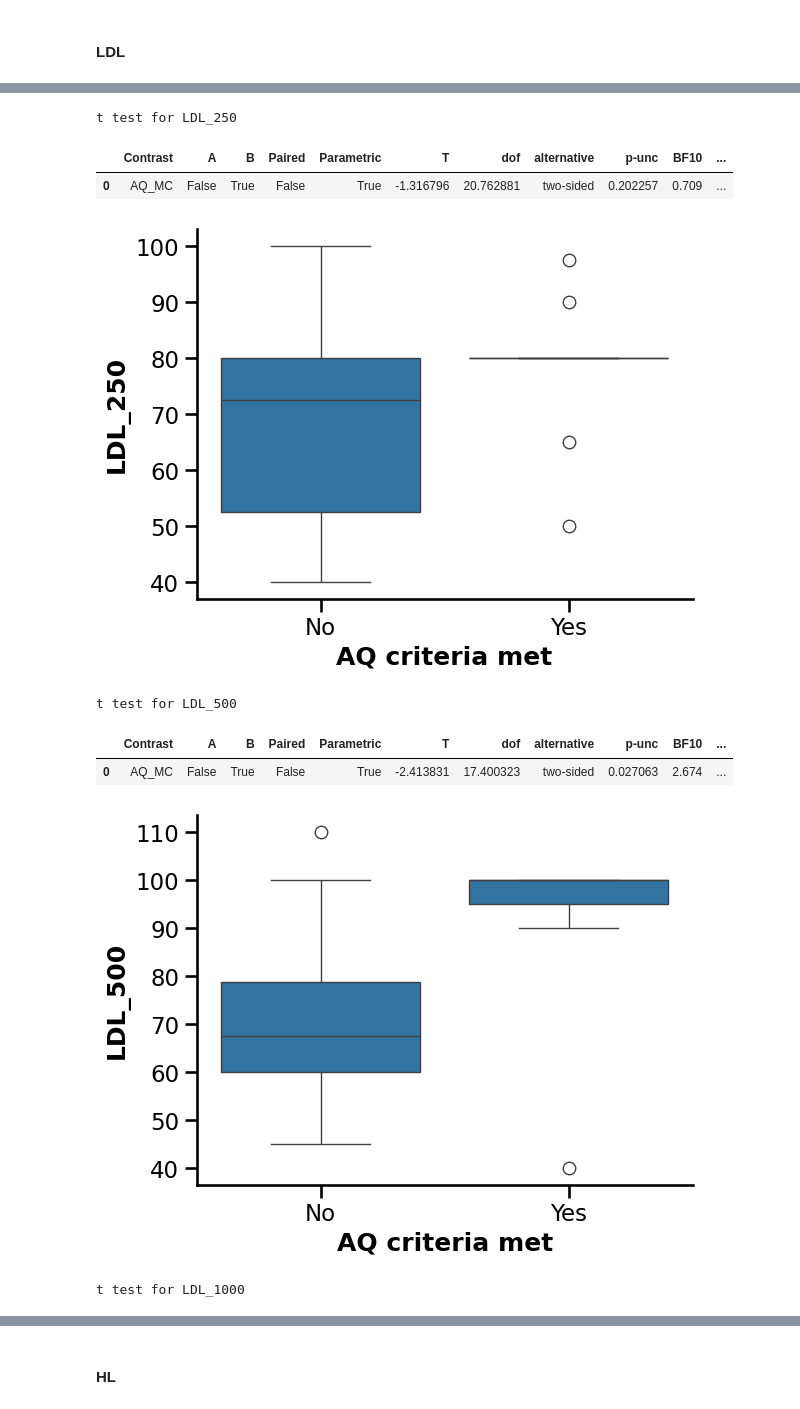
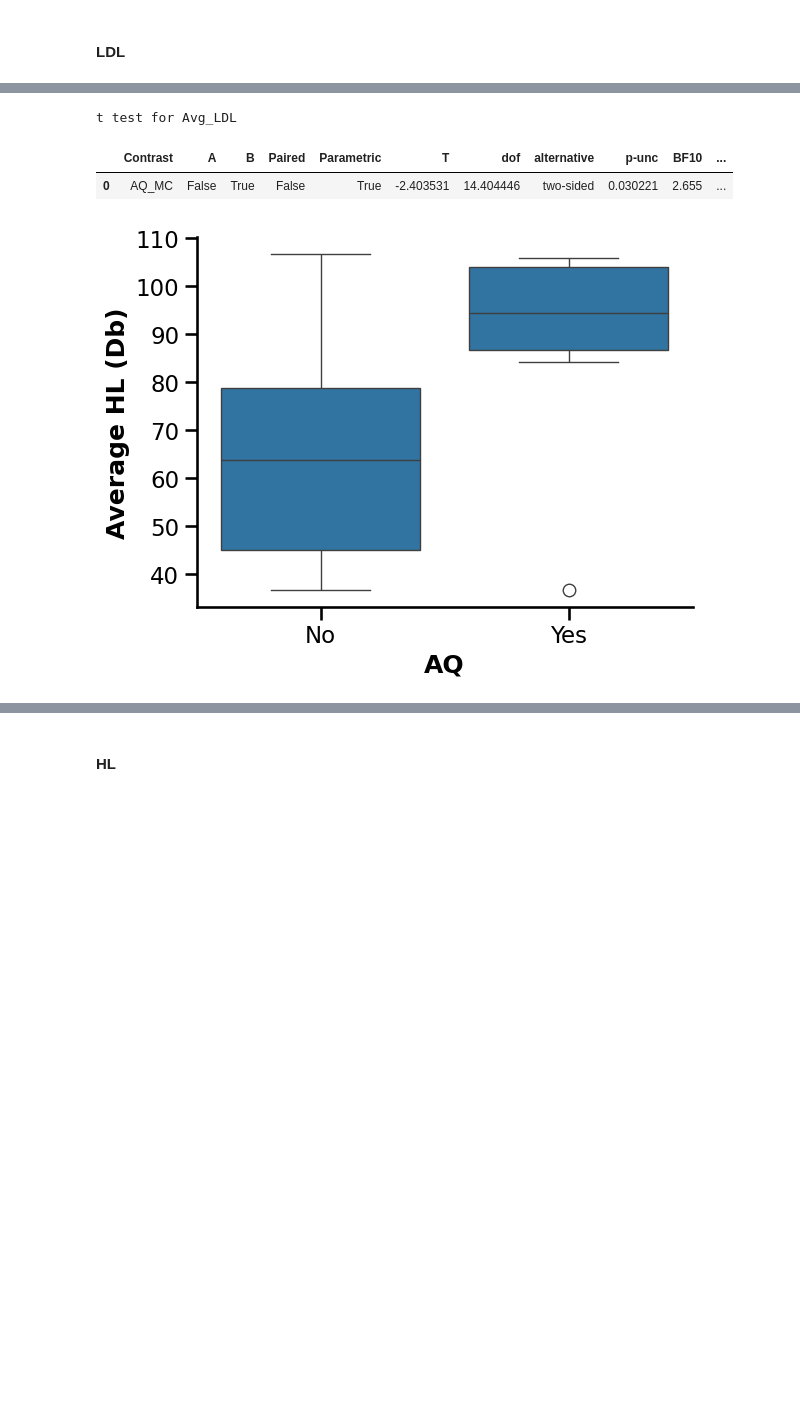
Before and after one commit to camila-maura/GIFTED-DFI, a Jupyter notebook: aq_analysis.ipynb, the cells around one changed output, grey strips where cells are left out. Saved outputs shown, nothing was run; the diff lists cells and outputs as text; code cells hidden in the pictures; blank space fills up the shorter version.

```diff
--- a/aq_analysis.ipynb
+++ b/aq_analysis.ipynb
@@ -216,29 +447,25 @@ plt.show()
 # %%
-freqs = ["LDL_250", "LDL_500", "LDL_1000", "LDL_2000", "LDL_4000", "LDL_8000"]
+measurement = "Avg_LDL"
+print("t test for %s" % (measurement))
+display(
+    pg.pairwise_tests(
+        data=df, dv=measurement, between="AQ_MC", correction=True, effsize="cohen"
+    )
+)
 
-for frequency in freqs:
-    print("t test for %s" % (frequency))
-    display(
-        pg.pairwise_tests(
-            data=df, dv=frequency, between="AQ_MC", correction=True, effsize="cohen"
-        )
-    )
+sns.set_context("talk")
+fig = sns.boxplot(data=df, x="AQ_MC", y=measurement)
+fig.spines["top"].set_visible(False)
+fig.spines["right"].set_visible(False)
+fig.set_xticklabels(["No", "Yes"])
+fig.set_ylabel(
+    "Average HL (Db)", fontdict={"weight": "bold"}
+)  # TODO qué unidad es esta?
+fig.set_xlabel("AQ", fontdict={"weight": "bold"})
 
-    fig = sns.boxplot(data=df, x="AQ_MC", y=frequency)
-    fig.spines["top"].set_visible(False)
-    fig.spines["right"].set_visible(False)
-    fig.set_xticklabels(["No", "Yes"])
-    fig.set_ylabel(frequency, fontdict={"weight": "bold"})  # TODO qué unidad es esta?
-    fig.set_xlabel("AQ criteria met", fontdict={"weight": "bold"})
-
-    plt.show()
+plt.show()
 # %% [output]
-t test for LDL_250
+t test for Avg_LDL
 |  | Contrast | A | B | Paired | Parametric | T | dof | alternative | p-unc | BF10 | ... |
-| 0 | AQ_MC | False | True | False | True | -1.316796 | 20.762881 | two-sided | 0.202257 | 0.709 | ... |
+| 0 | AQ_MC | False | True | False | True | -2.403531 | 14.404446 | two-sided | 0.030221 | 2.655 | ... |
-[figure, old version]
+[figure, new version]
-t test for LDL_500
-|  | Contrast | A | B | Paired | Parametric | T | dof | alternative | p-unc | BF10 | ... |
-| 0 | AQ_MC | False | True | False | True | -2.413831 | 17.400323 | two-sided | 0.027063 | 2.674 | ... |
-[figure, removed]
-t test for LDL_1000
```
Also changed, not shown: parts of 51 cells of this notebook, 2 other files.
